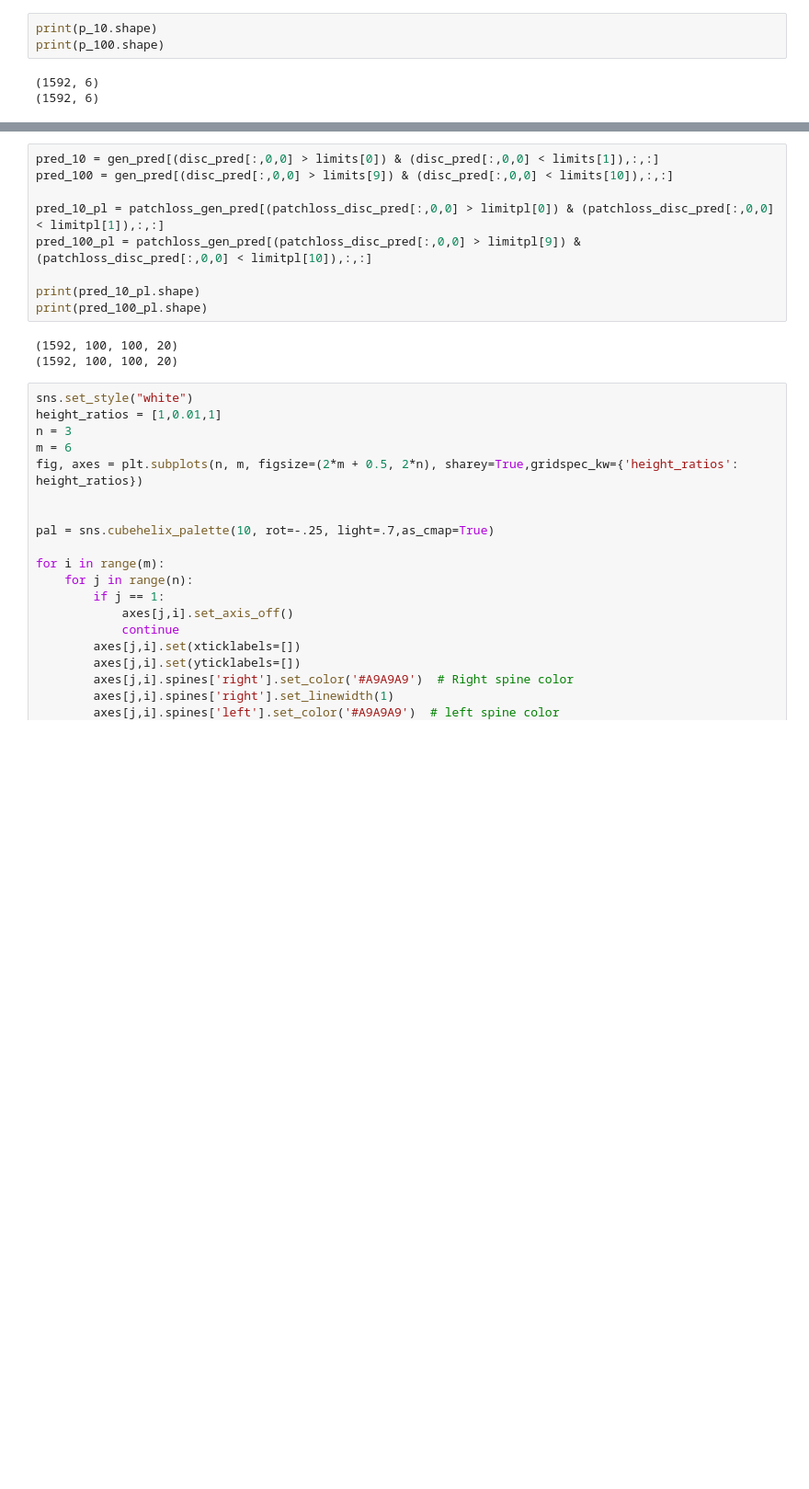
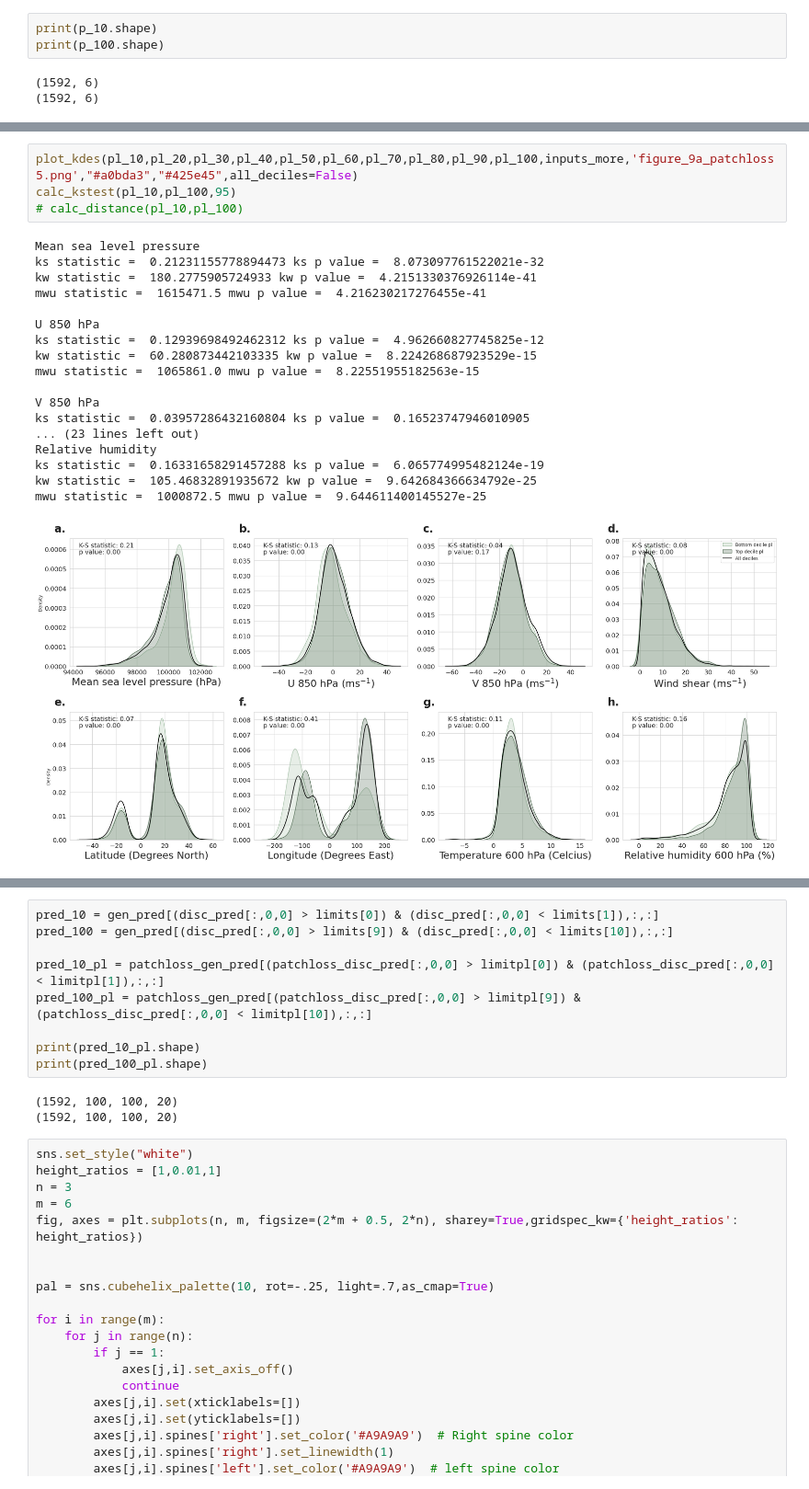
Before and after one commit to vosps/tropical_cyclone, a Jupyter notebook: tracking/9_interpretability.ipynb, the cells around one changed output, grey strips where cells are left out. Shown at 92% size. Drawn from its saved outputs; the diff is of its cells as text; blank space fills up the shorter version.

```diff
--- a/tracking/9_interpretability.ipynb
+++ b/tracking/9_interpretability.ipynb
@@ -214,0 +315,23 @@ print(p_100.shape)
+# %%
+plot_kdes(pl_10,pl_20,pl_30,pl_40,pl_50,pl_60,pl_70,pl_80,pl_90,pl_100,inputs_more,'figure_9a_patchloss5.png',"#a0bda3","#425e45",all_deciles=False)
+calc_kstest(pl_10,pl_100,95)
+# calc_distance(pl_10,pl_100)
+# %% [output]
+Mean sea level pressure
+ks statistic =  0.21231155778894473 ks p value =  8.073097761522021e-32
+kw statistic =  180.2775905724933 kw p value =  4.2151330376926114e-41
+mwu statistic =  1615471.5 mwu p value =  4.216230217276455e-41
+
+U 850 hPa
+ks statistic =  0.12939698492462312 ks p value =  4.962660827745825e-12
+kw statistic =  60.280873442103335 kw p value =  8.224268687923529e-15
+mwu statistic =  1065861.0 mwu p value =  8.22551955182563e-15
+
+V 850 hPa
+ks statistic =  0.03957286432160804 ks p value =  0.16523747946010905
+... (23 lines left out)
+Relative humidity
+ks statistic =  0.16331658291457288 ks p value =  6.065774995482124e-19
+kw statistic =  105.46832891935672 kw p value =  9.642684366634792e-25
+mwu statistic =  1000872.5 mwu p value =  9.644611400145527e-25
+[figure, added]
```
Also changed, not shown: parts of 30 cells of this notebook, 9 other files.
